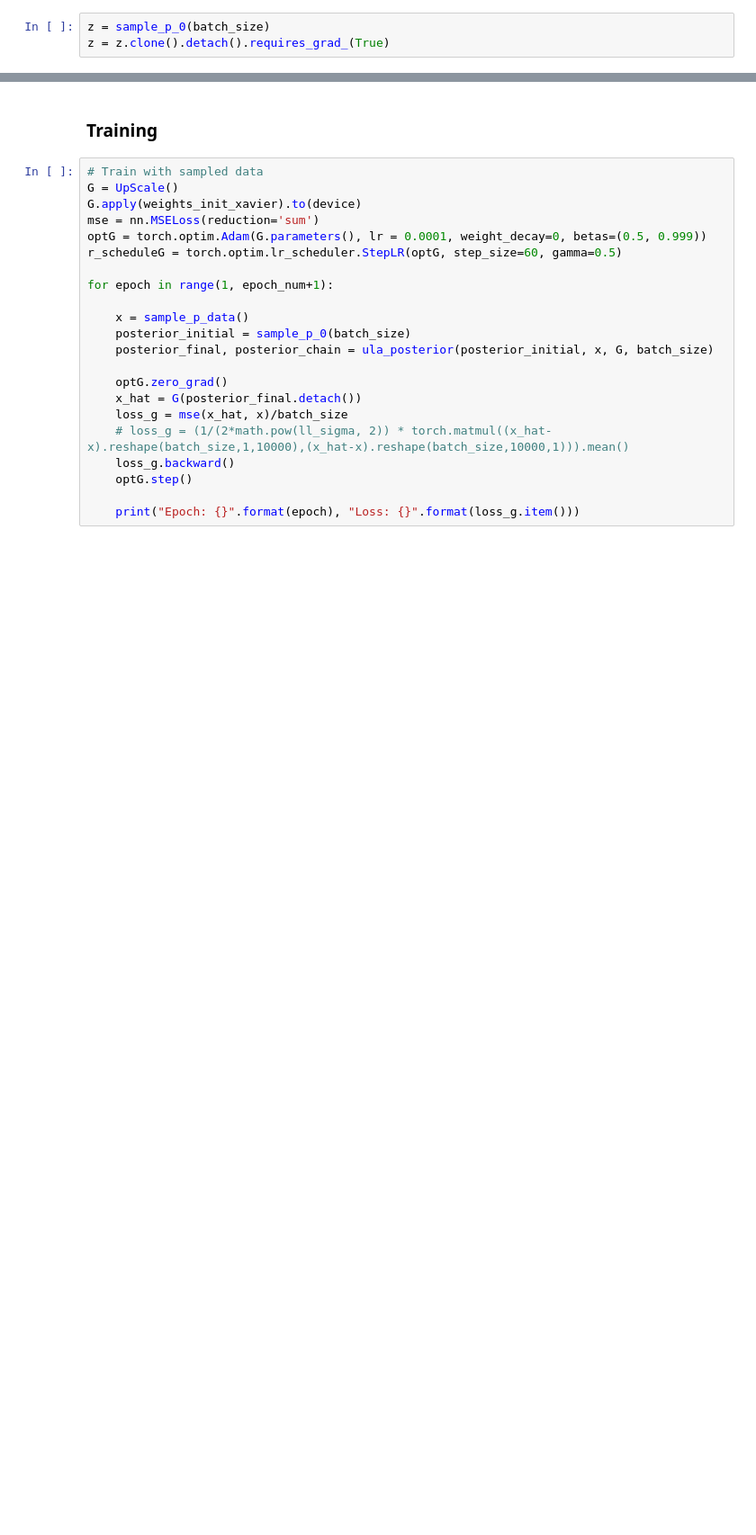
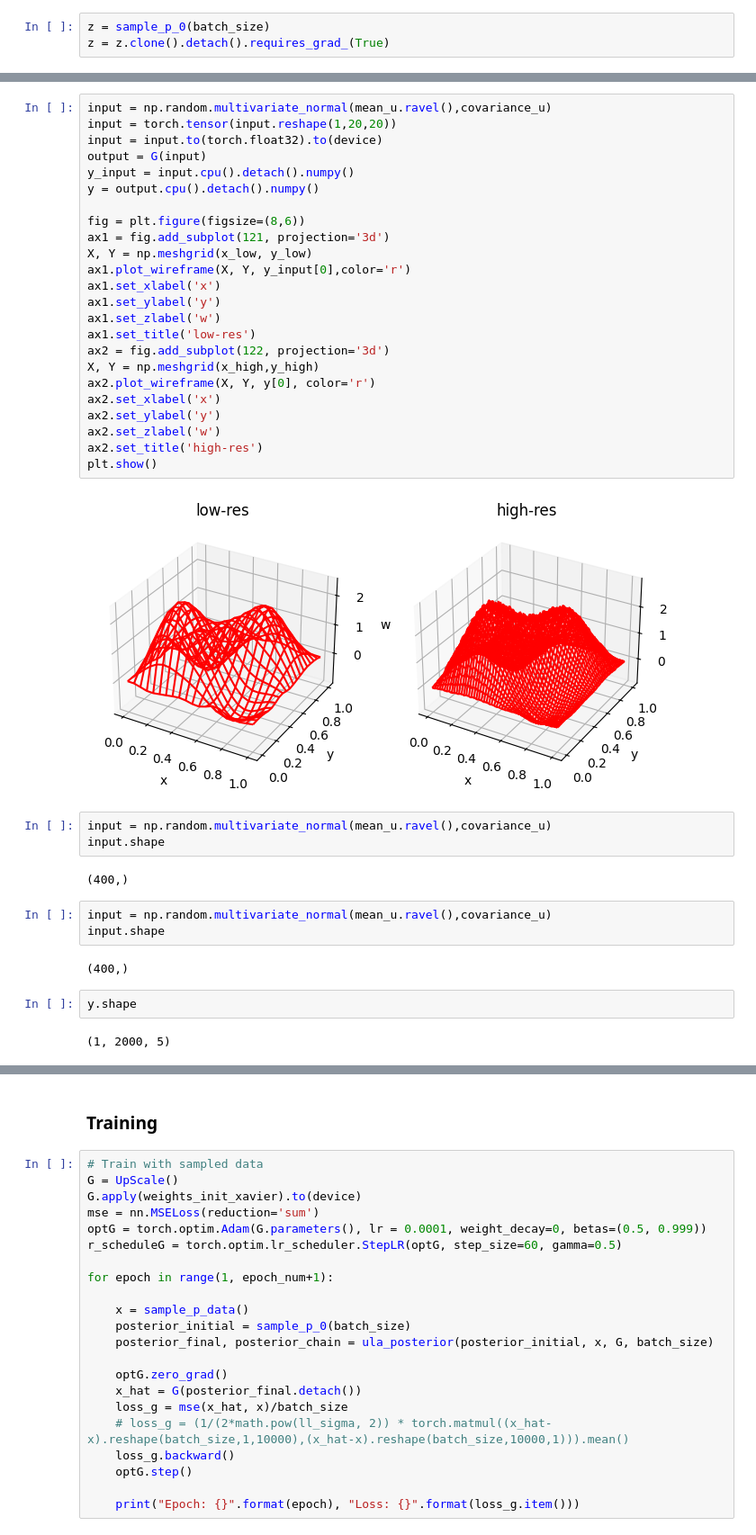
Before and after one commit to ypzpy/PDE-Super-resolution, a Jupyter notebook: train.ipynb, the cells around one changed output, grey strips where cells are left out. Shown: that part at 90% size. Drawn from its saved outputs; the diff is of its cells as text; blank space fills up the shorter version.

```diff
--- a/train.ipynb
+++ b/train.ipynb
@@ -201,0 +202,40 @@ plt.show()
+# %%
+input = np.random.multivariate_normal(mean_u.ravel(),covariance_u)
+input = torch.tensor(input.reshape(1,20,20))
+input = input.to(torch.float32).to(device)
+output = G(input)
+y_input = input.cpu().detach().numpy()
+y = output.cpu().detach().numpy()
+
+fig = plt.figure(figsize=(8,6))
+ax1 = fig.add_subplot(121, projection='3d')
+X, Y = np.meshgrid(x_low, y_low)
+ax1.plot_wireframe(X, Y, y_input[0],color='r')
+ax1.set_xlabel('x')
+ax1.set_ylabel('y')
+ax1.set_zlabel('w')
+ax1.set_title('low-res')
+ax2 = fig.add_subplot(122, projection='3d')
+X, Y = np.meshgrid(x_high,y_high)
+ax2.plot_wireframe(X, Y, y[0], color='r')
+ax2.set_xlabel('x')
+ax2.set_ylabel('y')
+ax2.set_zlabel('w')
+ax2.set_title('high-res')
+plt.show()
+# %% [output]
+[figure, added]
+# %%
+input = np.random.multivariate_normal(mean_u.ravel(),covariance_u)
+input.shape
+# %% [output]
+(400,)
+# %%
+input = np.random.multivariate_normal(mean_u.ravel(),covariance_u)
+input.shape
+# %% [output]
+(400,)
+# %%
+y.shape
+# %% [output]
+(1, 2000, 5)
```
Also changed, not shown: parts of 7 cells of this notebook, 6 other files.
